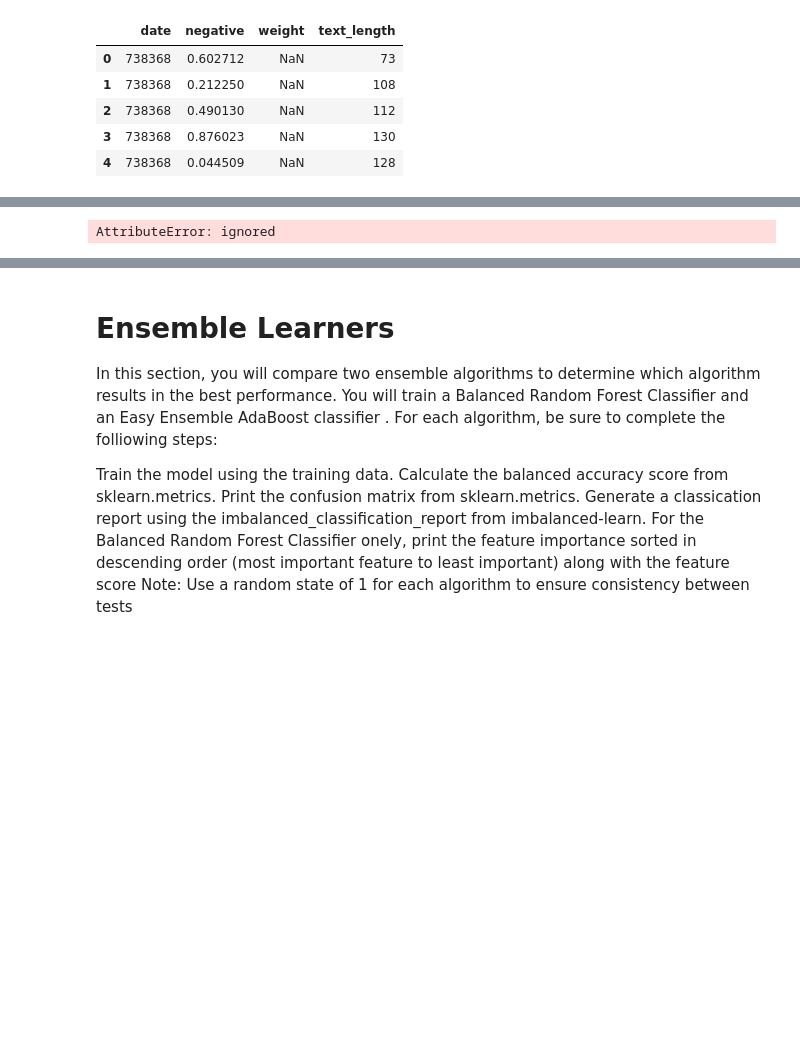
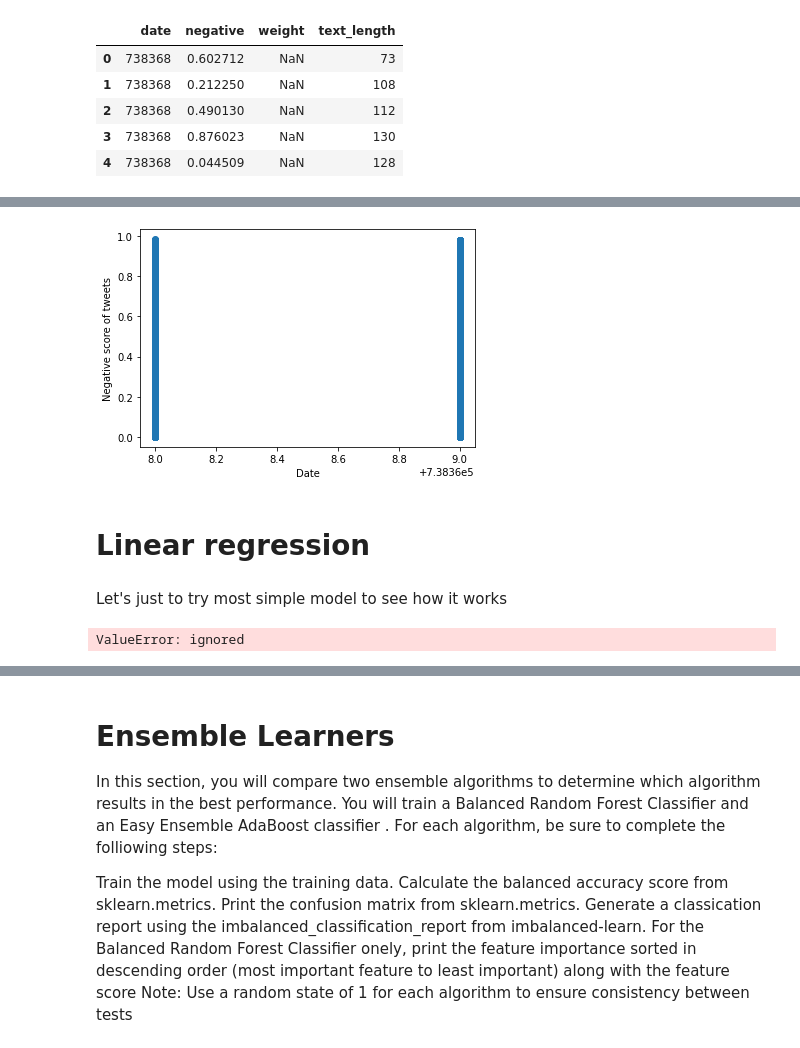
Before and after one commit to aiscience-22/UA_War, a Jupyter notebook: Twitter_ensemble.ipynb, the cells around one changed output, grey strips where cells are left out. Drawn from its saved outputs; the diff is of its cells as text; code cells hidden in the pictures; blank space fills up the shorter version.

```diff
--- a/Twitter_ensemble.ipynb
+++ b/Twitter_ensemble.ipynb
@@ -214,0 +234,16 @@ joined_data_df.head()
+# %%
+# Get the plot
+
+# importing the plot module
+import matplotlib.pyplot as plt
+
+plt.scatter(joined_data_df.date, joined_data_df.negative)
+plt.xlabel('Date')
+plt.ylabel('Negative score of tweets')
+plt.show()
+# %% [output]
+[figure, added]
+# %% [markdown]
+# Linear regression
+# %% [markdown]
+Let's just to try most simple model to see how it works
@@ -215,8 +255,12 @@ joined_data_df.head()
 # %%
 # Create our features
-X = joined_data_df.get_dummies(joined_data_df.drop(columns='negative'))
+X = joined_data_df.drop(columns='negative')
 
 # Create our target
 y = joined_data_df['negative']
-# %% [output]
-AttributeError: ignored
+# %%
+#Train model
+
+model.fit(X, y)
+# %% [output]
+ValueError: ignored
```
Also changed, not shown: parts of 8 cells of this notebook.
